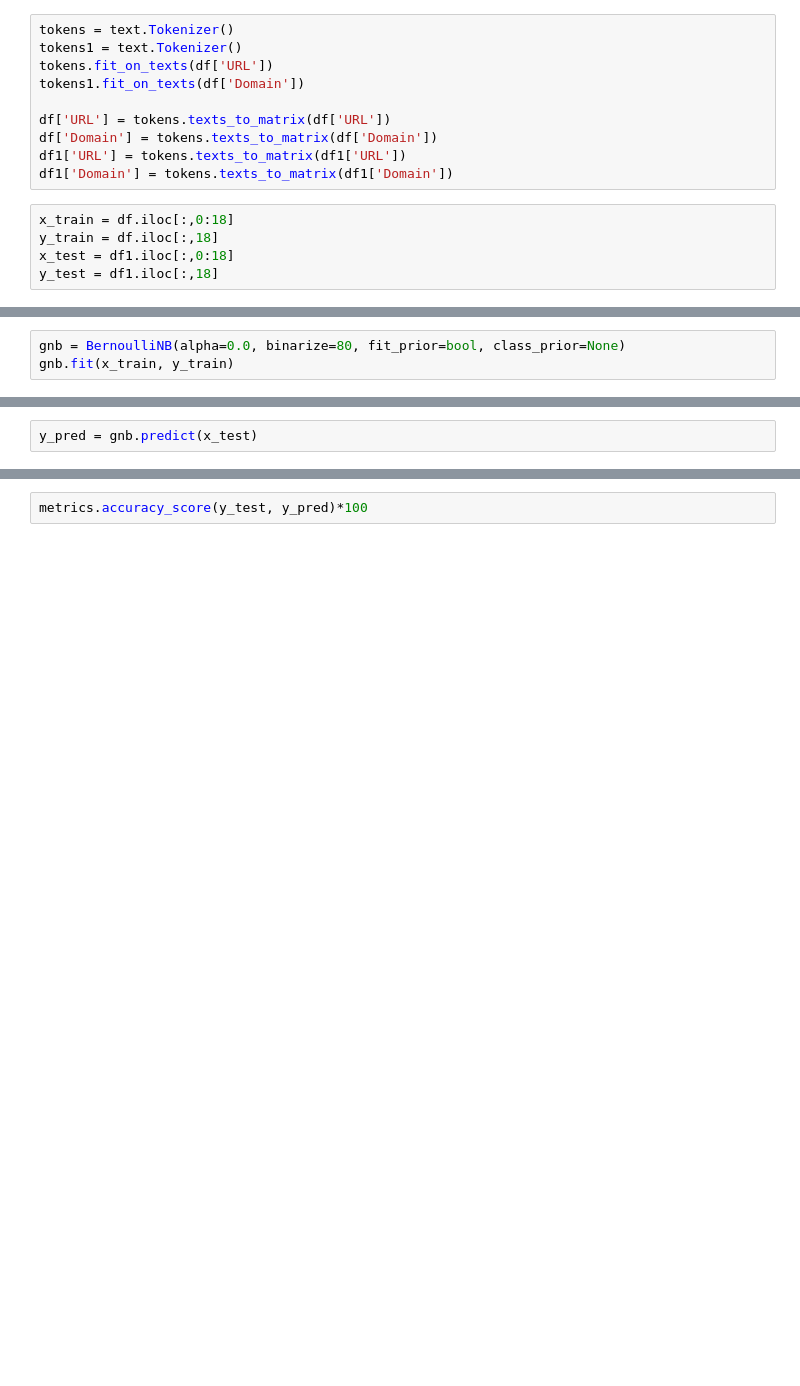
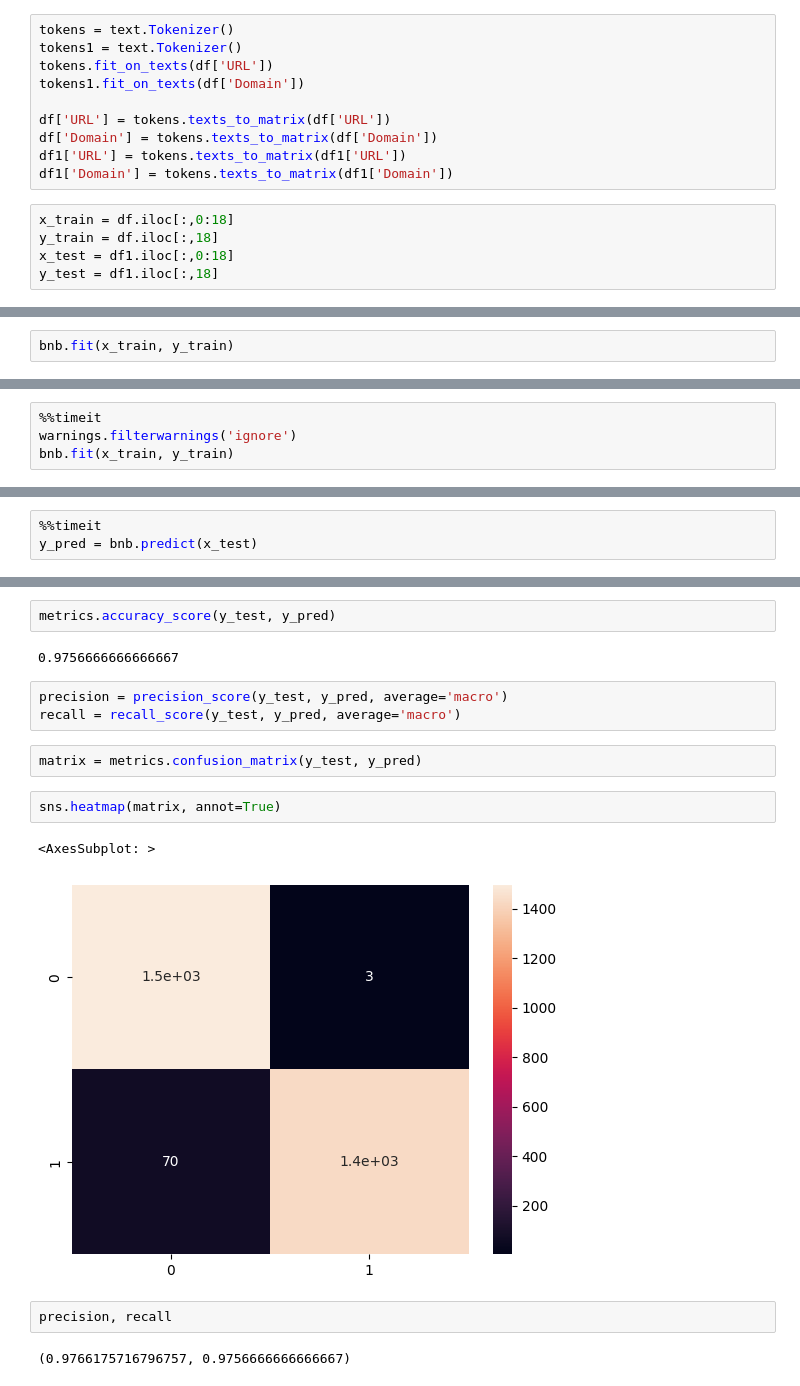
Before and after one commit to AaronJohnson02/Project_Work, a Jupyter notebook: Models/naive_bayes.ipynb, the cells around one changed output, grey strips where cells are left out. Saved outputs shown, nothing was run; the diff lists cells and outputs as text; blank space fills up the shorter version.

```diff
--- a/Models/naive_bayes.ipynb
+++ b/Models/naive_bayes.ipynb
@@ -28,0 +48,2 @@ y_test = df1.iloc[:,18]
+# %%
+bnb.fit(x_train, y_train)
@@ -29,3 +54,4 @@ y_test = df1.iloc[:,18]
 # %%
-gnb = BernoulliNB(alpha=0.0, binarize=80, fit_prior=bool, class_prior=None)
-gnb.fit(x_train, y_train)
+%%timeit
+warnings.filterwarnings('ignore')
+bnb.fit(x_train, y_train)
@@ -32,2 +60,3 @@ gnb.fit(x_train, y_train)
 # %%
-y_pred = gnb.predict(x_test)
+%%timeit
+y_pred = bnb.predict(x_test)
@@ -34,2 +65,18 @@ y_pred = gnb.predict(x_test)
 # %%
-metrics.accuracy_score(y_test, y_pred)*100
+metrics.accuracy_score(y_test, y_pred)
+# %% [output]
+0.9756666666666667
+# %%
+precision = precision_score(y_test, y_pred, average='macro')
+recall = recall_score(y_test, y_pred, average='macro')
+# %%
+matrix = metrics.confusion_matrix(y_test, y_pred)
+# %%
+sns.heatmap(matrix, annot=True)
+# %% [output]
+<AxesSubplot: >
+[figure, added]
+# %%
+precision, recall
+# %% [output]
+(0.9766175716796757, 0.9756666666666667)
```
Also changed, not shown: parts of 7 cells of this notebook, 5 other files.
